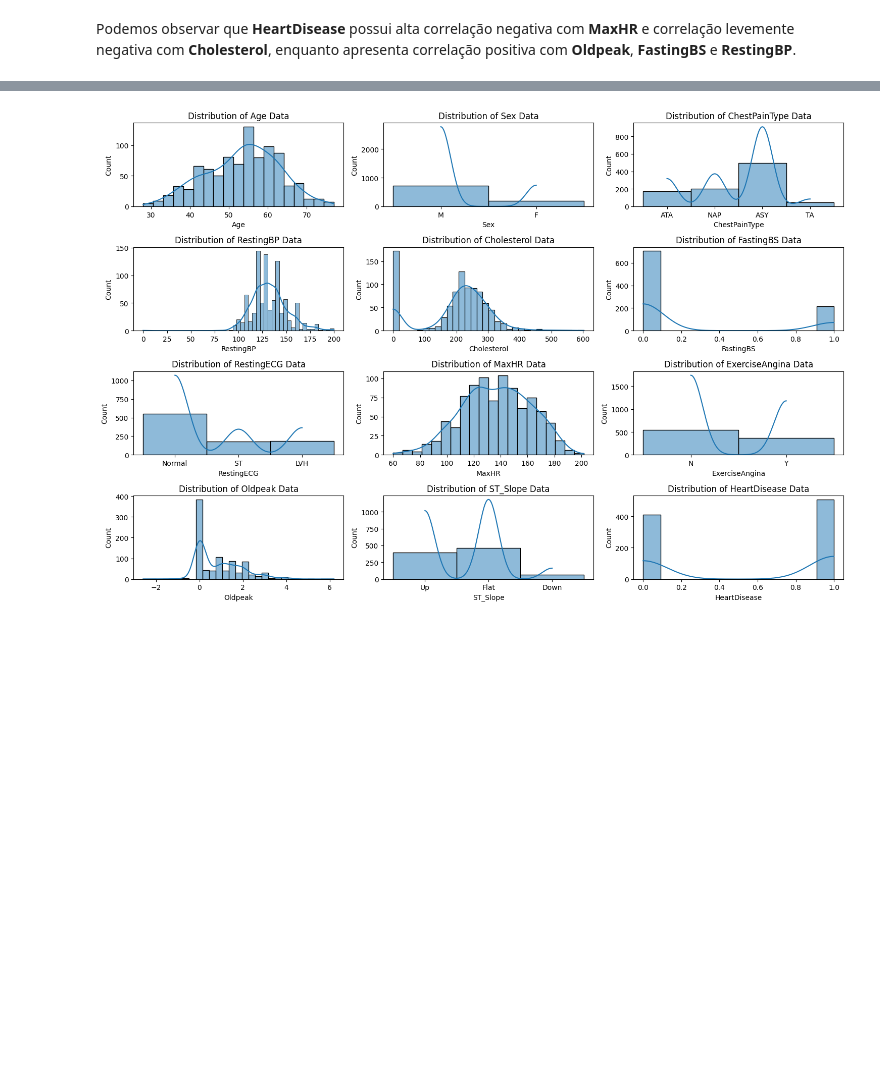
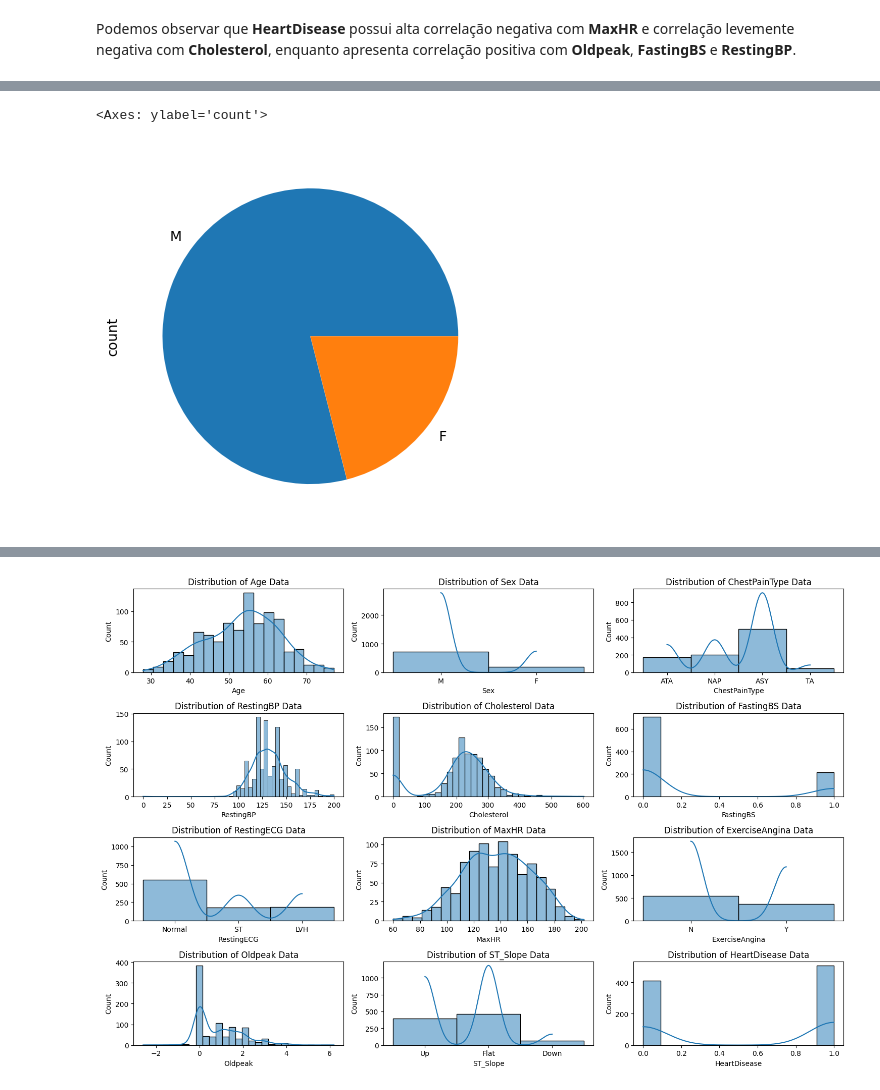
Before and after one commit to CarlosEduardo254/TrabalhoFinal_AprendMaquina, a Jupyter notebook: TrabalhoFinal.ipynb, the cells around one changed output, grey strips where cells are left out. Saved outputs shown, nothing was run; the diff lists cells and outputs as text; code cells hidden in the pictures; blank space fills up the shorter version.

```diff
--- a/TrabalhoFinal.ipynb
+++ b/TrabalhoFinal.ipynb
@@ -133,3 +183,8 @@ fig=px.histogram(df,
 fig.show()
 # %% [output]
 [interactive output not drawn]
+# %%
+df['Sex'].value_counts().plot(kind='pie')
+# %% [output]
+<Axes: ylabel='count'>
+[figure, added]
```
Also changed, not shown: parts of 32 cells of this notebook.
